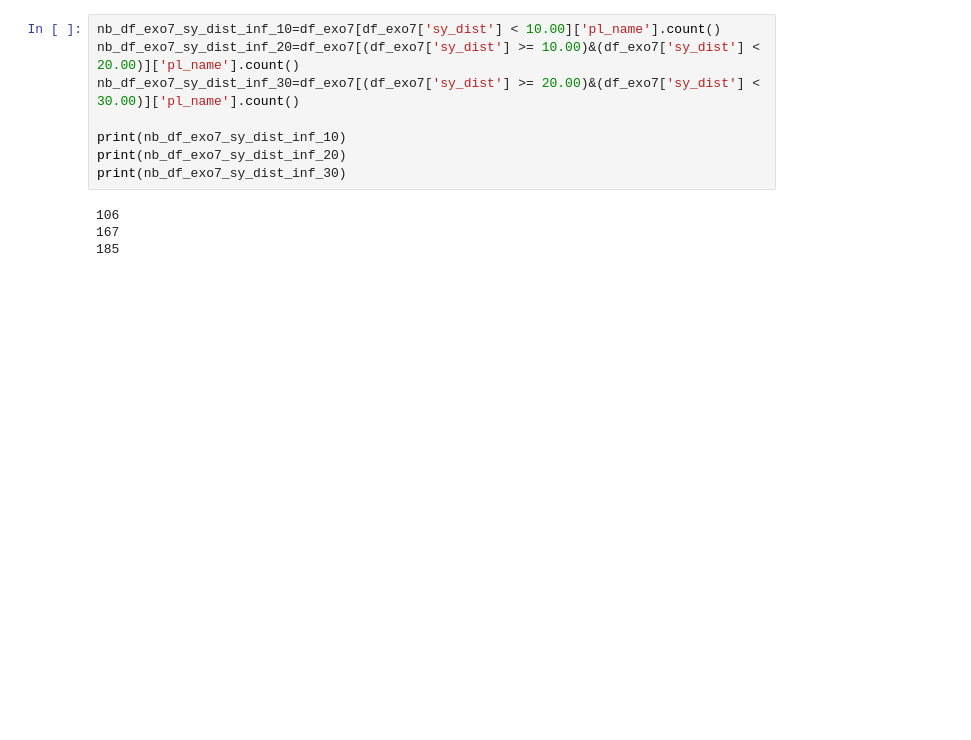
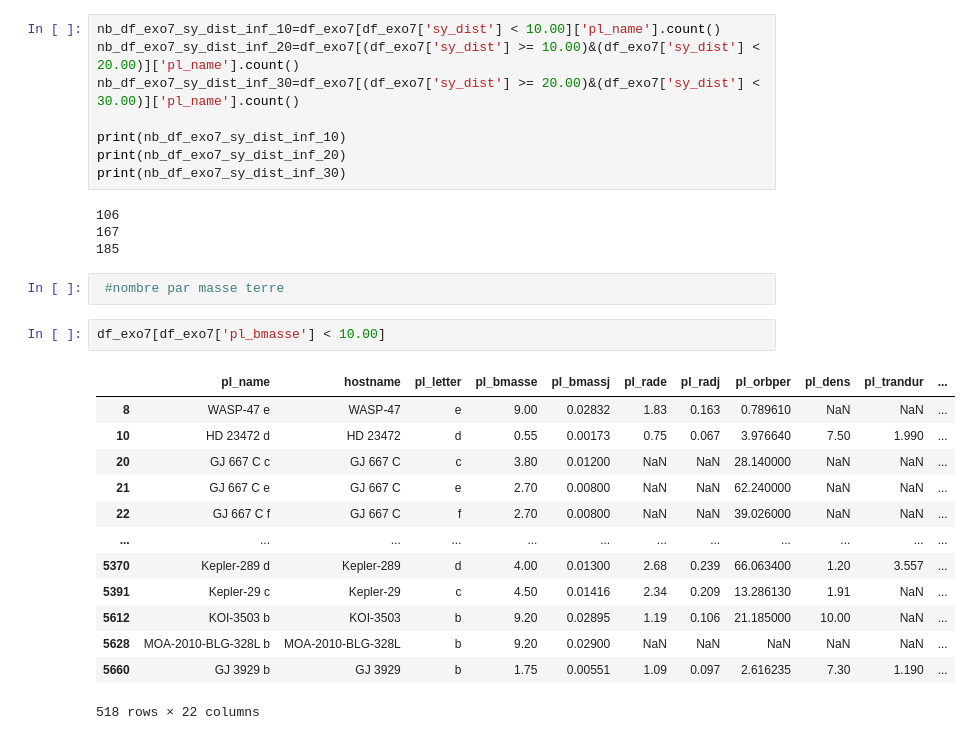
Before and after one commit to miraceti/Webscrapt, a Jupyter notebook: exoplanets/exo2/exo6/exo7_001.ipynb, the cells around one changed output. Drawn from its saved outputs; the diff is of its cells as text; blank space fills up the shorter version.

```diff
--- a/exoplanets/exo2/exo6/exo7_001.ipynb
+++ b/exoplanets/exo2/exo6/exo7_001.ipynb
@@ -96,3 +96,21 @@ print(nb_df_exo7_sy_dist_inf_30)
 106
 167
 185
+# %%
+ #nombre par masse terre
+# %%
+df_exo7[df_exo7['pl_bmasse'] < 10.00]
+# %% [output]
+|  | pl_name | hostname | pl_letter | pl_bmasse | pl_bmassj | pl_rade | pl_radj | pl_orbper | pl_dens | pl_trandur | ... |
+| 8 | WASP-47 e | WASP-47 | e | 9.00 | 0.02832 | 1.83 | 0.163 | 0.789610 | NaN | NaN | ... |
+| 10 | HD 23472 d | HD 23472 | d | 0.55 | 0.00173 | 0.75 | 0.067 | 3.976640 | 7.50 | 1.990 | ... |
+| 20 | GJ 667 C c | GJ 667 C | c | 3.80 | 0.01200 | NaN | NaN | 28.140000 | NaN | NaN | ... |
+| 21 | GJ 667 C e | GJ 667 C | e | 2.70 | 0.00800 | NaN | NaN | 62.240000 | NaN | NaN | ... |
+| 22 | GJ 667 C f | GJ 667 C | f | 2.70 | 0.00800 | NaN | NaN | 39.026000 | NaN | NaN | ... |
+| ... | ... | ... | ... | ... | ... | ... | ... | ... | ... | ... | ... |
+| 5370 | Kepler-289 d | Kepler-289 | d | 4.00 | 0.01300 | 2.68 | 0.239 | 66.063400 | 1.20 | 3.557 | ... |
+| 5391 | Kepler-29 c | Kepler-29 | c | 4.50 | 0.01416 | 2.34 | 0.209 | 13.286130 | 1.91 | NaN | ... |
+| 5612 | KOI-3503 b | KOI-3503 | b | 9.20 | 0.02895 | 1.19 | 0.106 | 21.185000 | 10.00 | NaN | ... |
+| 5628 | MOA-2010-BLG-328L b | MOA-2010-BLG-328L | b | 9.20 | 0.02900 | NaN | NaN | NaN | NaN | NaN | ... |
+| 5660 | GJ 3929 b | GJ 3929 | b | 1.75 | 0.00551 | 1.09 | 0.097 | 2.616235 | 7.30 | 1.190 | ... |
+518 rows × 22 columns
```
Also changed, not shown: parts of 6 cells of this notebook.
